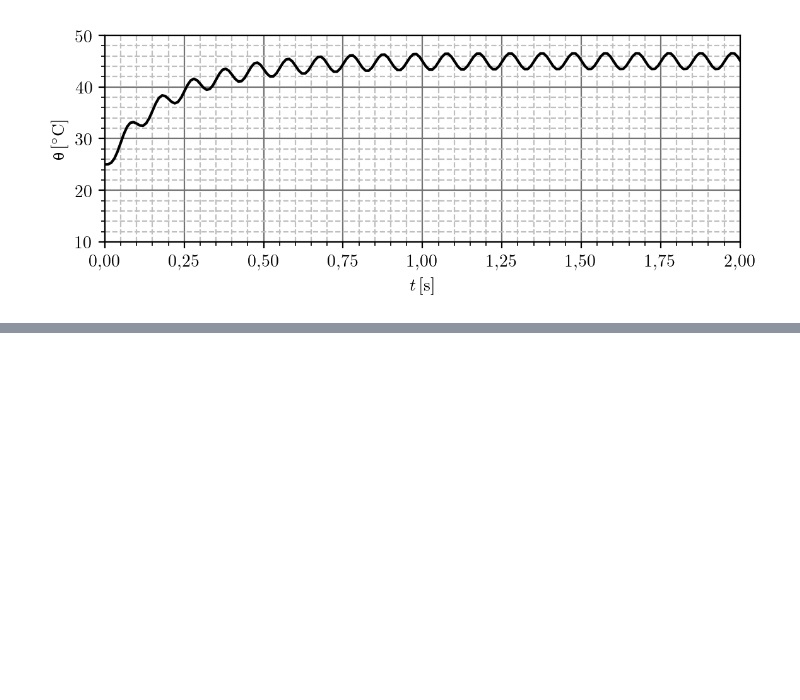
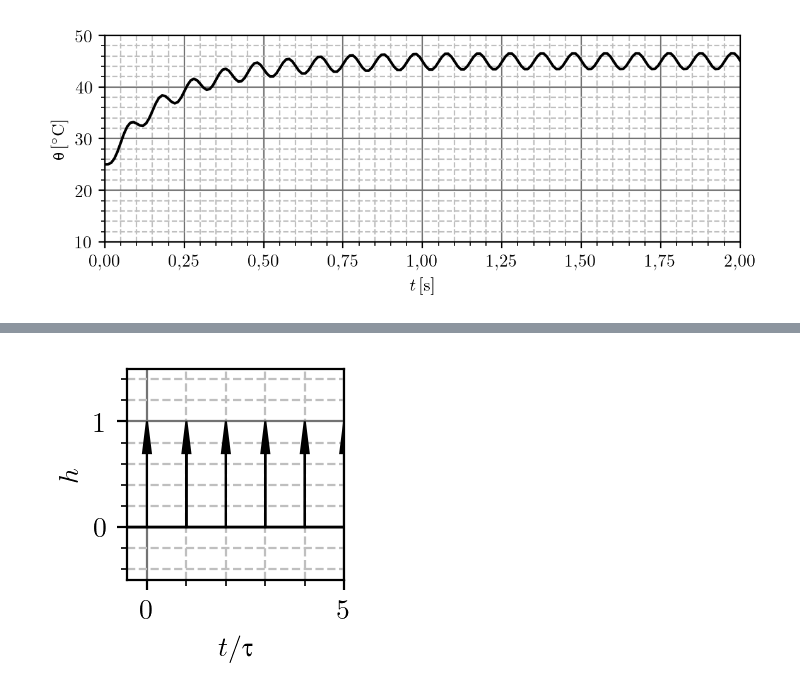
Before and after one commit to djokicd/zbirka-sis, a Jupyter notebook: 1_uvod/2_kontinualni_sistemi/fig/sistemi_plotovi.ipynb, the cells around one changed output, grey strips where cells are left out. Drawn from its saved outputs; the diff is of its cells as text; code cells hidden in the pictures; blank space fills up the shorter version.

```diff
--- a/1_uvod/2_kontinualni_sistemi/fig/sistemi_plotovi.ipynb
+++ b/1_uvod/2_kontinualni_sistemi/fig/sistemi_plotovi.ipynb
@@ -257,0 +274,16 @@ plt.savefig("temperatura.pdf", bbox_inches='tight', ppad_inches=0)
+# %%
+generate_canvas(w = 1.4, a = 1)
+t_ax = np.linspace(-25e-3, 10e-3,10000)
+w0 = 1e3
+xlim([-0.5, +5])
+ylim([-0.5, +1.5])
+
+for k in range(1, 10):
+    plot_dirac( k-1 , 1**(k-1), lw = 0.75)
+
+plt.plot(t_ax/1e-3, 0*t_ax, 'k', lw = 1   )
+plt.xlabel(r'$t/\uptau$')
+plt.ylabel(r'$h$')
+plt.savefig("delay_s2.pdf", bbox_inches="tight")
+# %% [output]
+[figure, added]
```
Also changed, not shown: parts of 2 cells of this notebook, 7 other files.
